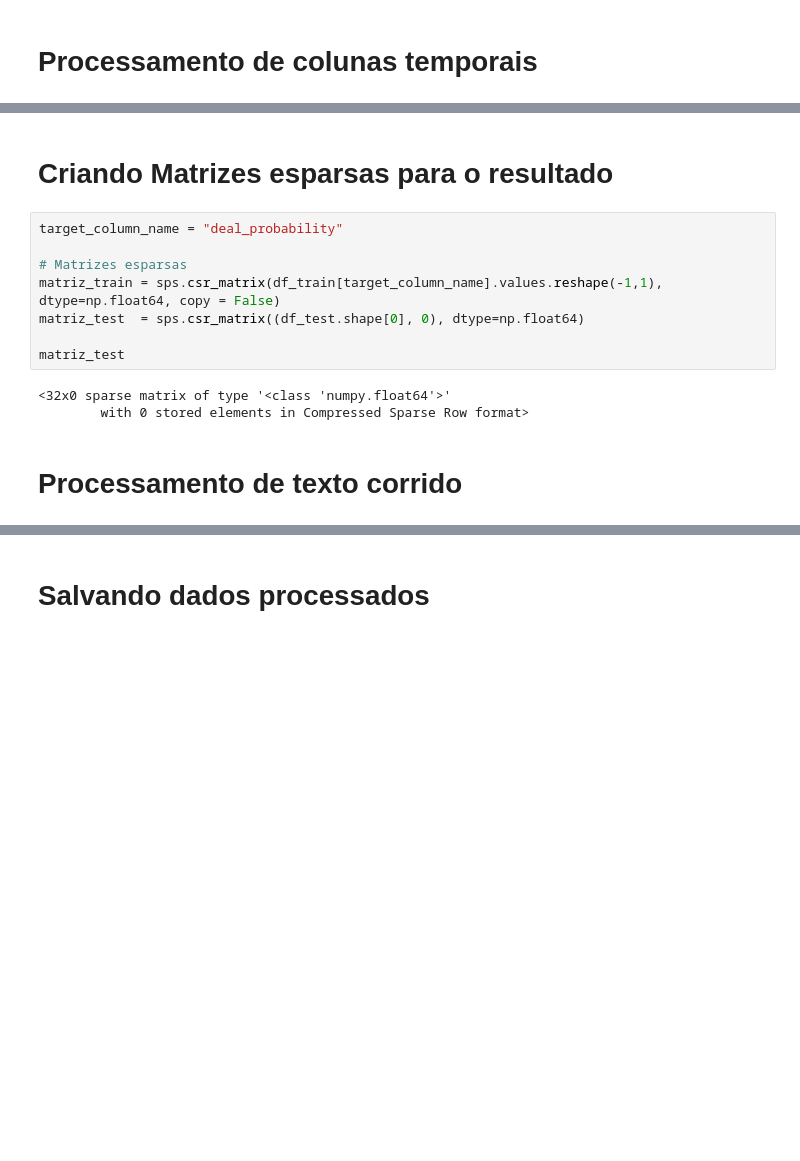
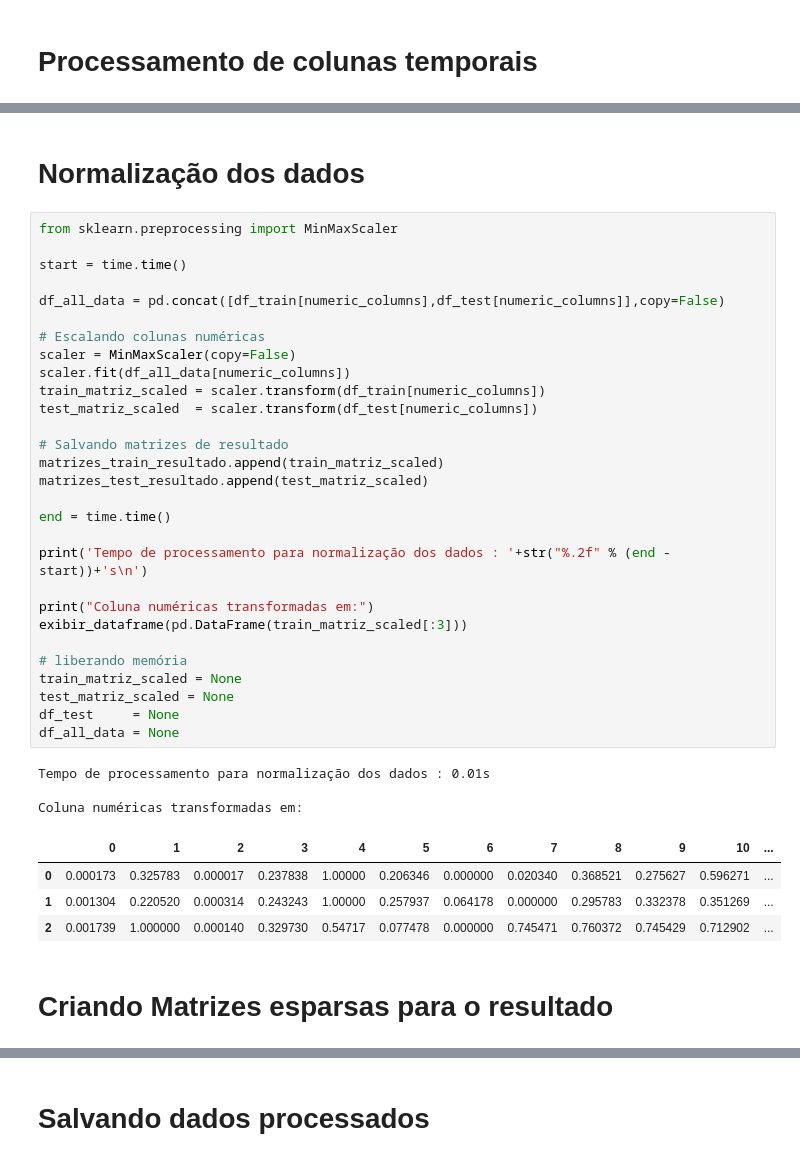
Before and after one commit to vinicius-alves/Kaggle-Avito-Challenge, a Jupyter notebook: notebook pré-processamento.ipynb, the cells around one changed output, grey strips where cells are left out. Cells and saved outputs as stored; diff of their text form; blank space fills up the shorter version.

```diff
--- a/notebook pré-processamento.ipynb
+++ b/notebook pré-processamento.ipynb
@@ -225,15 +387,41 @@ Tempo de processamento da coluna de datas : 0.01s
+# %% [markdown]
+# Normalização dos dados
+# %%
+from sklearn.preprocessing import MinMaxScaler
+
+start = time.time()
+
+df_all_data = pd.concat([df_train[numeric_columns],df_test[numeric_columns]],copy=False)
+
+# Escalando colunas numéricas
+scaler = MinMaxScaler(copy=False)
+scaler.fit(df_all_data[numeric_columns])
+train_matriz_scaled = scaler.transform(df_train[numeric_columns])
+test_matriz_scaled  = scaler.transform(df_test[numeric_columns])
+
+# Salvando matrizes de resultado
+matrizes_train_resultado.append(train_matriz_scaled)
+matrizes_test_resultado.append(test_matriz_scaled)
+
+end = time.time()
+
+print('Tempo de processamento para normalização dos dados : '+str("%.2f" % (end - start))+'s\n')
+
+print("Coluna numéricas transformadas em:")
+exibir_dataframe(pd.DataFrame(train_matriz_scaled[:3]))
+
+# liberando memória
+train_matriz_scaled = None
+test_matriz_scaled = None
+df_test     = None
+df_all_data = None
+# %% [output]
+Tempo de processamento para normalização dos dados : 0.01s
+
+Coluna numéricas transformadas em:
+|  | 0 | 1 | 2 | 3 | 4 | 5 | 6 | 7 | 8 | 9 | 10 | ... |
+| 0 | 0.000173 | 0.325783 | 0.000017 | 0.237838 | 1.00000 | 0.206346 | 0.000000 | 0.020340 | 0.368521 | 0.275627 | 0.596271 | ... |
+| 1 | 0.001304 | 0.220520 | 0.000314 | 0.243243 | 1.00000 | 0.257937 | 0.064178 | 0.000000 | 0.295783 | 0.332378 | 0.351269 | ... |
+| 2 | 0.001739 | 1.000000 | 0.000140 | 0.329730 | 0.54717 | 0.077478 | 0.000000 | 0.745471 | 0.760372 | 0.745429 | 0.712902 | ... |
 # %% [markdown]
 # Criando Matrizes esparsas para o resultado
-# %%
-target_column_name = "deal_probability"
-
-# Matrizes esparsas
-matriz_train = sps.csr_matrix(df_train[target_column_name].values.reshape(-1,1), dtype=np.float64, copy = False)
-matriz_test  = sps.csr_matrix((df_test.shape[0], 0), dtype=np.float64)
-
-matriz_test
-# %% [output]
-<32x0 sparse matrix of type '<class 'numpy.float64'>'
-        with 0 stored elements in Compressed Sparse Row format>
-# %% [markdown]
-# Processamento de texto corrido
```
Also changed, not shown: parts of 16 cells of this notebook.
